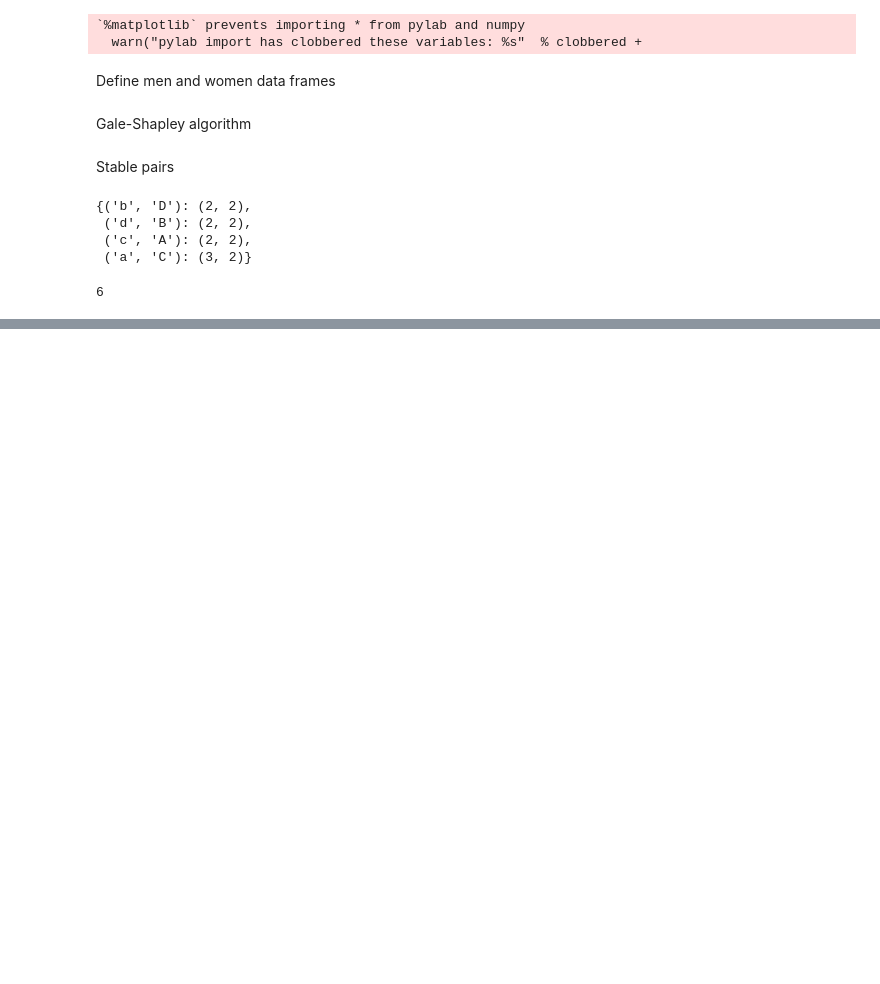
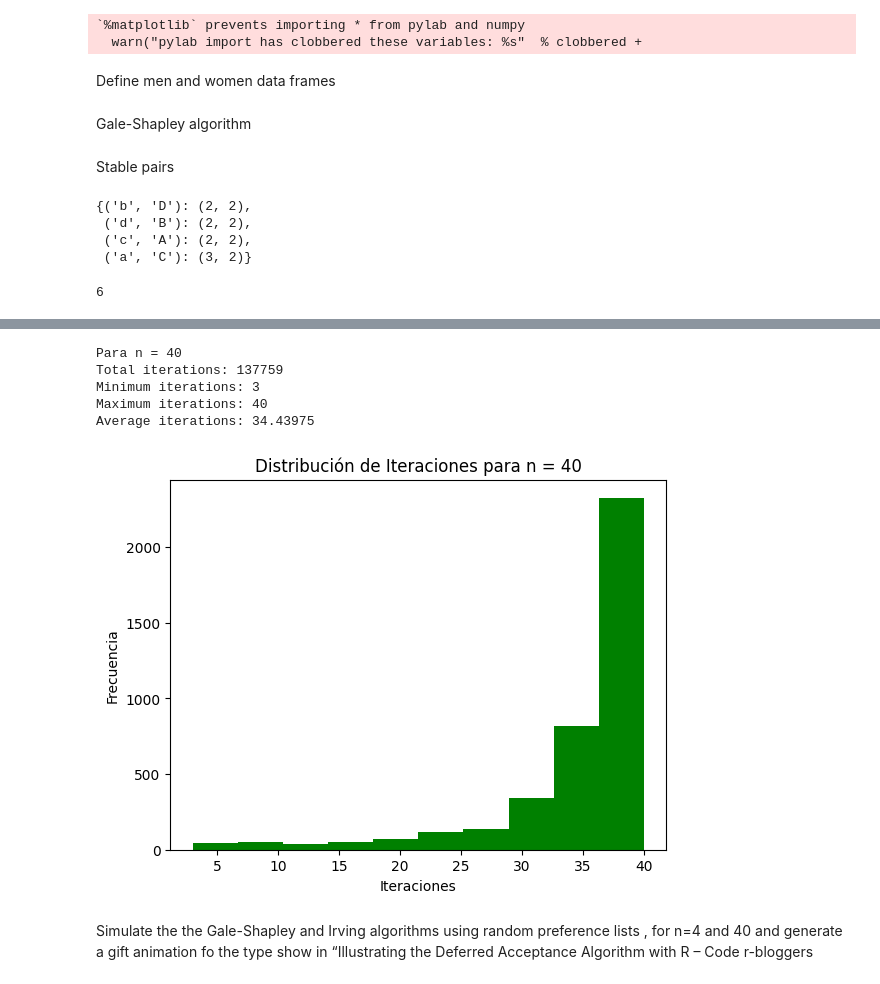
Before and after one commit to lpedraoss/Algorithm-labs, a Jupyter notebook: Group_8_lab7_.ipynb, the cells around one changed output, grey strips where cells are left out. Cells and saved outputs as stored; diff of their text form; code cells hidden in the pictures; blank space fills up the shorter version.

```diff
--- a/Group_8_lab7_.ipynb
+++ b/Group_8_lab7_.ipynb
@@ -391,0 +482,23 @@ with open("dda2.r", "w") as f:
+# %%
+print("Para n = 40")
+listIter, totalIter, minIter, maxIter, aveIter = centimes(40, 100)
+
+print(f"Total iterations: {totalIter}")
+print(f"Minimum iterations: {minIter}")
+print(f"Maximum iterations: {maxIter}")
+print(f"Average iterations: {aveIter}")
+
+plt.hist(listIter, color='Green')
+plt.title('Distribución de Iteraciones para n = 40')
+plt.ylabel('Frecuencia')
+plt.xlabel('Iteraciones')
+plt.show()
+# %% [output]
+Para n = 40
+Total iterations: 137759
+Minimum iterations: 3
+Maximum iterations: 40
+Average iterations: 34.43975
+[figure, added]
+# %% [markdown]
+Simulate the the Gale-Shapley and Irving algorithms using random preference lists , for n=4 and 40 and generate a gift animation fo the type show in “Illustrating the Deferred Acceptance Algorithm with R – Code r-bloggers
```
Also changed, not shown: parts of 9 cells of this notebook.
